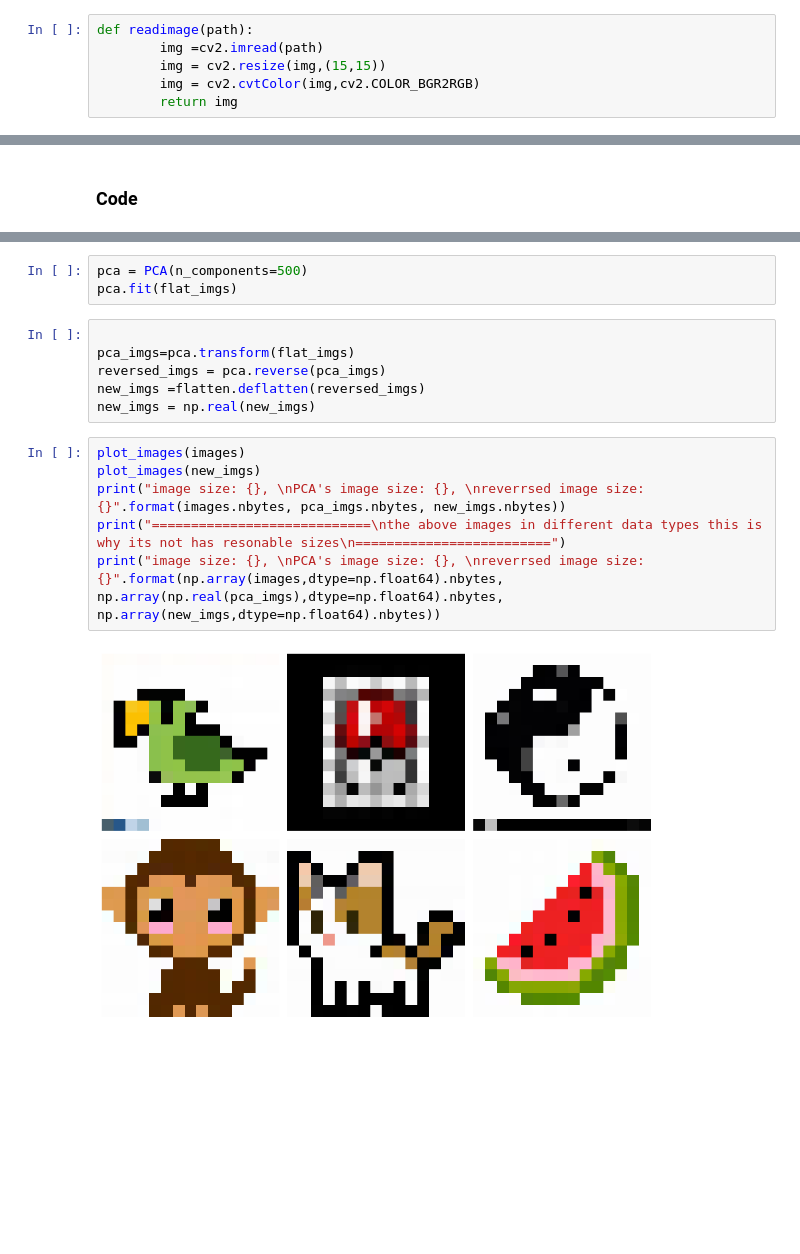
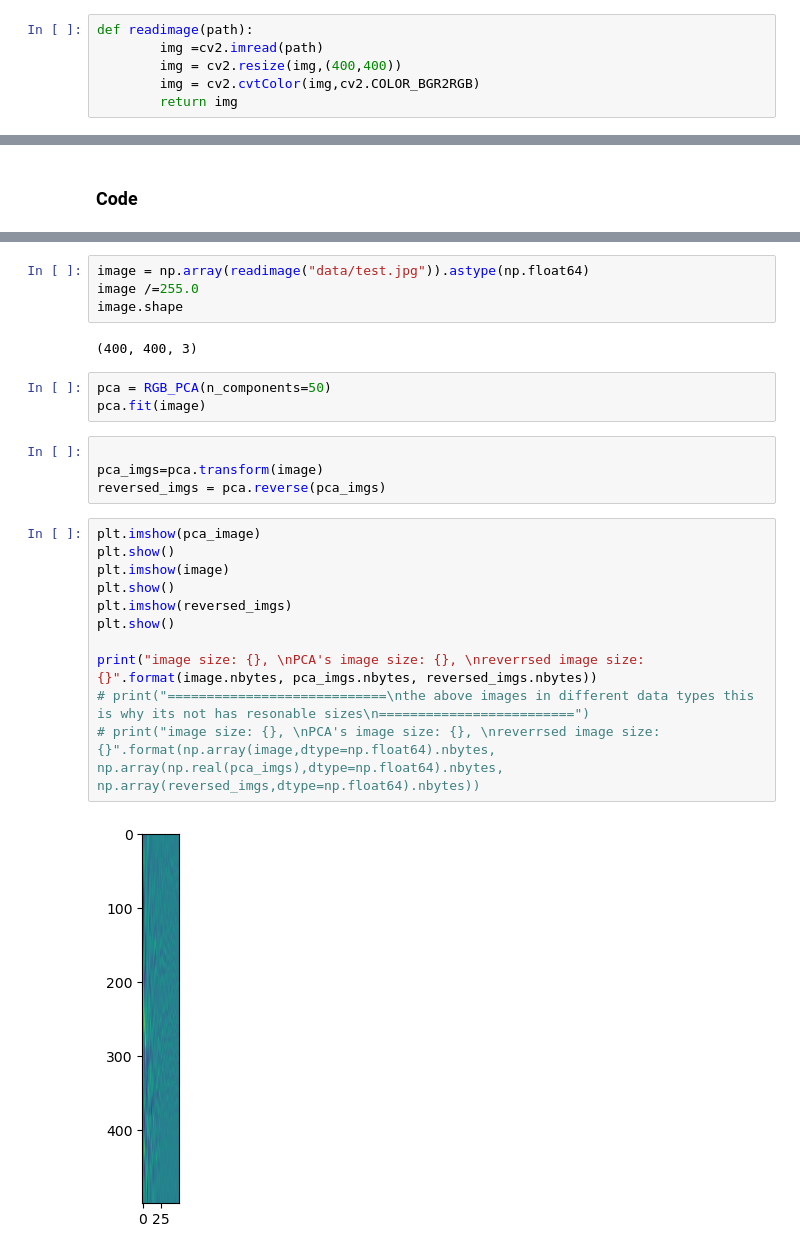
Before and after one commit to MagdiWaleed/assignments, a Jupyter notebook: GAN/PCA.ipynb, the cells around one changed output, grey strips where cells are left out. Cells and saved outputs as stored; diff of their text form.

```diff
--- a/GAN/PCA.ipynb
+++ b/GAN/PCA.ipynb
@@ -129,6 +163,6 @@ class Flatten():
 # %%
 def readimage(path):
         img =cv2.imread(path)
-        img = cv2.resize(img,(15,15))
+        img = cv2.resize(img,(400,400))
         img = cv2.cvtColor(img,cv2.COLOR_BGR2RGB)
         return img
@@ -171,17 +171,26 @@ flat_imgs.shape
+# %%
+image = np.array(readimage("data/test.jpg")).astype(np.float64)
+image /=255.0
+image.shape
+# %% [output]
+(400, 400, 3)
 # %%
-pca = PCA(n_components=500)
-pca.fit(flat_imgs)
+pca = RGB_PCA(n_components=50)
+pca.fit(image)
 # %%
 
-pca_imgs=pca.transform(flat_imgs)
+pca_imgs=pca.transform(image)
 reversed_imgs = pca.reverse(pca_imgs)
-new_imgs =flatten.deflatten(reversed_imgs)
-new_imgs = np.real(new_imgs)
 # %%
-plot_images(images)
-plot_images(new_imgs)
-print("image size: {}, \nPCA's image size: {}, \nreverrsed image size: {}".format(images.nbytes, pca_imgs.nbytes, new_imgs.nbytes))
-print("============================\nthe above images in different data types this is why its not has resonable sizes\n=========================")
-print("image size: {}, \nPCA's image size: {}, \nreverrsed image size: {}".format(np.array(images,dtype=np.float64).nbytes, np.array(np.real(pca_imgs),dtype=np.float64).nbytes, np.array(new_imgs,dtype=np.float64).nbytes))
+plt.imshow(pca_image)
+plt.show()
+plt.imshow(image)
+plt.show()
+plt.imshow(reversed_imgs)
+plt.show()
+
+print("image size: {}, \nPCA's image size: {}, \nreverrsed image size: {}".format(image.nbytes, pca_imgs.nbytes, reversed_imgs.nbytes))
+# print("============================\nthe above images in different data types this is why its not has resonable sizes\n=========================")
+# print("image size: {}, \nPCA's image size: {}, \nreverrsed image size: {}".format(np.array(image,dtype=np.float64).nbytes, np.array(np.real(pca_imgs),dtype=np.float64).nbytes, np.array(reversed_imgs,dtype=np.float64).nbytes))
 # %% [output]
-[figure, old version]
+[figure, new version]
```
Also changed, not shown: parts of 9 cells of this notebook.
